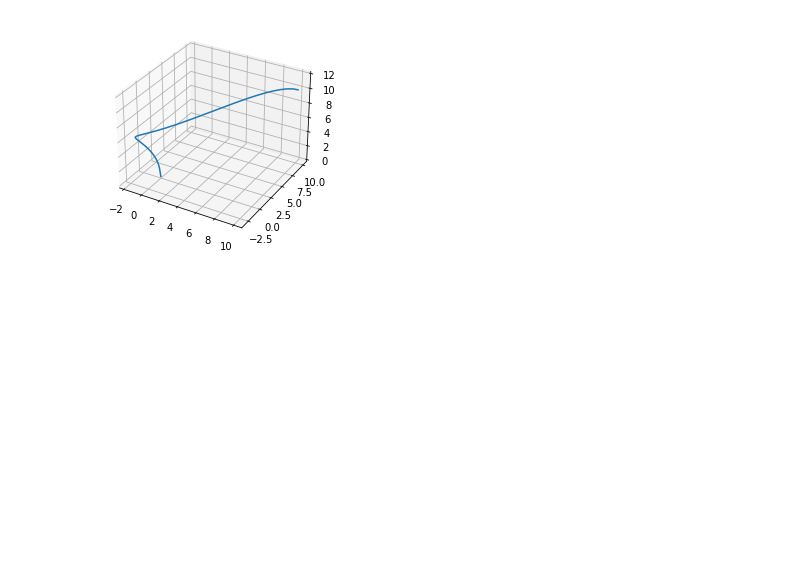
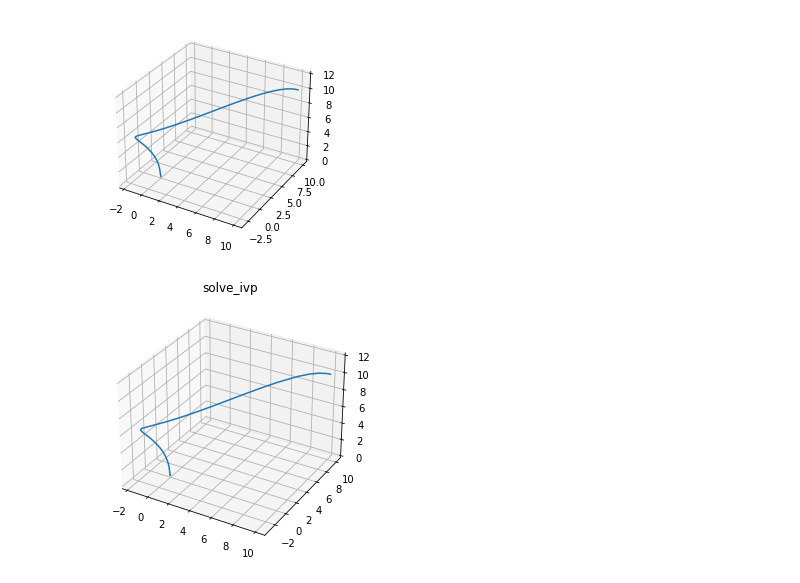
Before and after one commit to Linnore/MLCMS-EX3-GroupK, a Jupyter notebook: task4.ipynb, the cells around one changed output. Saved outputs shown, nothing was run; the diff lists cells and outputs as text; code cells hidden in the pictures; blank space fills up the shorter version.

Commit message:
solve_ivp

```diff
--- a/task4.ipynb
+++ b/task4.ipynb
@@ -180,3 +180,41 @@ plt.draw()
 plt.show()
 # %% [output]
 [figure]
+# %%
+import numpy as np
+from scipy.integrate import odeint, solve_ivp
+import matplotlib.pyplot as plt
+from mpl_toolkits.mplot3d import Axes3D
+
+def lorenz(t, state, sigma, beta, rho):
+    x, y, z = state
+
+    dx = sigma * (y - x)
+    dy = x * (rho - z) - y
+    dz = x * y - beta * z
+
+    return [dx, dy, dz]
+
+sigma = 10.0
+beta = 8.0 / 3.0
+rho = 0.5
+
+p = (sigma, beta, rho)  # Parameters of the system
+
+y0 = [10.0, 10.0, 10.0]  # Initial state of the system
+
+t_span = (0.0, 1000.0)
+
+result_solve_ivp = solve_ivp(lorenz, t_span, y0, args=p, method='LSODA')
+
+fig = plt.figure(figsize=(10,10))
+
+ax = fig.add_subplot(1, 2, 2, projection='3d')
+ax.plot(result_solve_ivp.y[0, :],
+        result_solve_ivp.y[1, :],
+        result_solve_ivp.y[2, :])
+ax.set_title("solve_ivp")
+
+plt.show()
+# %% [output]
+[figure, added]
```
